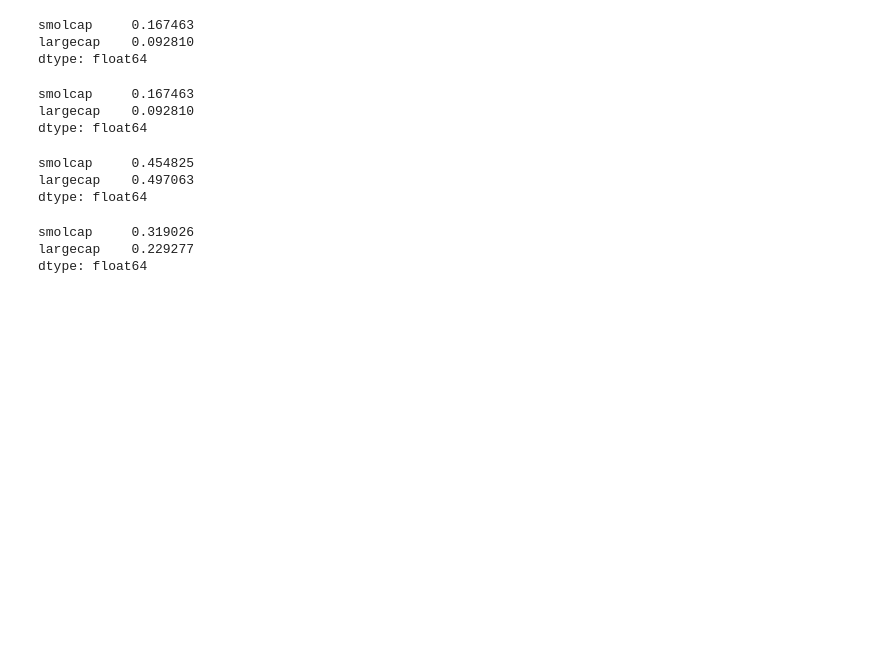
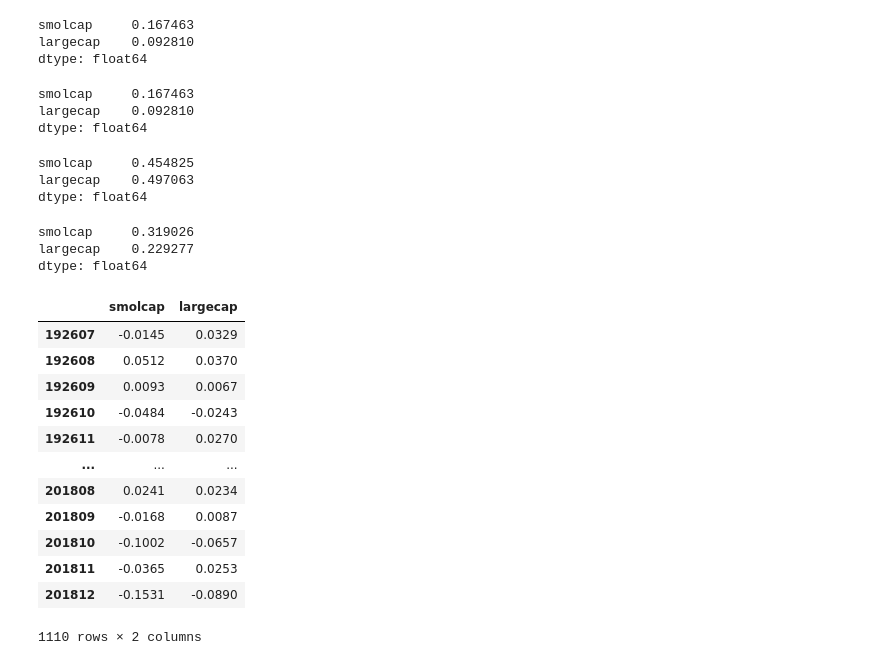
Before and after one commit to kdi-0/portfolio-analyses, a Jupyter notebook: riskadjusted_returns.ipynb, the cells around one changed output. Cells and saved outputs as stored; diff of their text form; code cells hidden in the pictures; blank space fills up the shorter version.

```diff
--- a/riskadjusted_returns.ipynb
+++ b/riskadjusted_returns.ipynb
@@ -95,3 +95,19 @@ sharpe
 smolcap     0.319026
 largecap    0.229277
 dtype: float64
+# %%
+returns
+# %% [output]
+|  | smolcap | largecap |
+| 192607 | -0.0145 | 0.0329 |
+| 192608 | 0.0512 | 0.0370 |
+| 192609 | 0.0093 | 0.0067 |
+| 192610 | -0.0484 | -0.0243 |
+| 192611 | -0.0078 | 0.0270 |
+| ... | ... | ... |
+| 201808 | 0.0241 | 0.0234 |
+| 201809 | -0.0168 | 0.0087 |
+| 201810 | -0.1002 | -0.0657 |
+| 201811 | -0.0365 | 0.0253 |
+| 201812 | -0.1531 | -0.0890 |
+1110 rows × 2 columns
```
Also changed, not shown: 2 other files.
